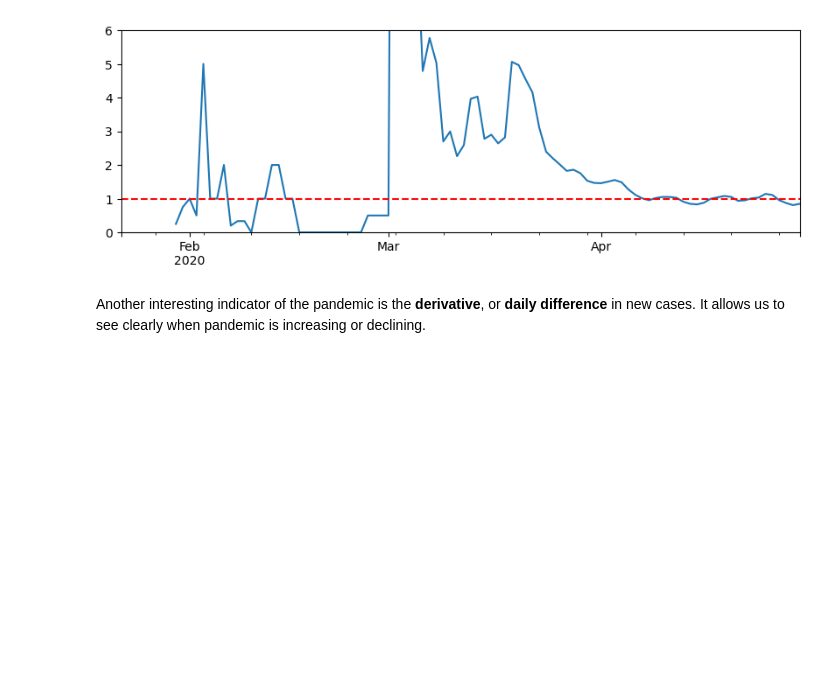
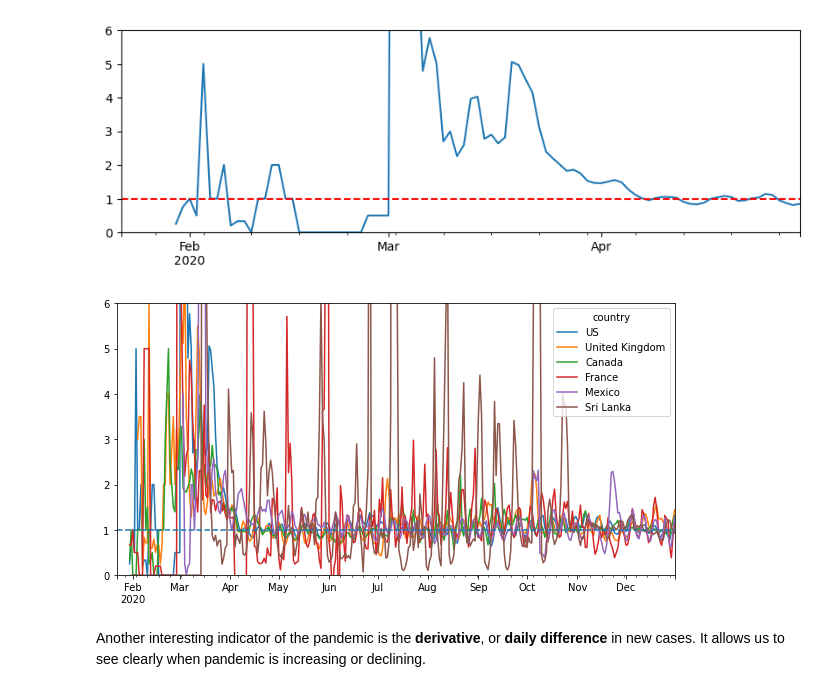
Before and after one commit to leingang/Data-Science-For-Beginners, a Jupyter notebook: 2-Working-With-Data/07-python/notebook-covidspread.ipynb, the cells around one changed output. Saved outputs shown, nothing was run; the diff lists cells and outputs as text; code cells hidden in the pictures; blank space fills up the shorter version.

```diff
--- a/2-Working-With-Data/07-python/notebook-covidspread.ipynb
+++ b/2-Working-With-Data/07-python/notebook-covidspread.ipynb
@@ -266,3 +292,7 @@ df['Rt'].plot()
 plt.show()
 # %% [output]
 [figure]
+# %%
+for country in my_countries:
+  dfm[(country,'Rt')] = dfm[(country,'ninfected')].rolling(8).apply(lambda x: x[4:].sum()/x[:4].sum())
+dfm.xs('Rt',level="stat",axis="columns")
@@ -277,6 +321,15 @@ ax.axhline(1,linestyle='--',color='red')
 plt.show()
 # %% [output]
 [figure]
+# %%
+ax = dfm.xs('Rt',level="stat",axis="columns")[dfm.index<"2021-01-01"]\
+    .replace(np.inf,np.nan).fillna(method="pad")\
+    .plot(figsize=(10,5))
+ax.set_ylim([0,6])
+ax.axhline(1,linestyle='--')
+plt.show()
+# %% [output]
+[figure, added]
 # %% [markdown]
 Another interesting indicator of the pandemic is the **derivative**, or **daily difference** in new cases. It allows us to see clearly when pandemic is increasing or declining.
 # %%
```
Also changed, not shown: parts of 13 cells of this notebook.
